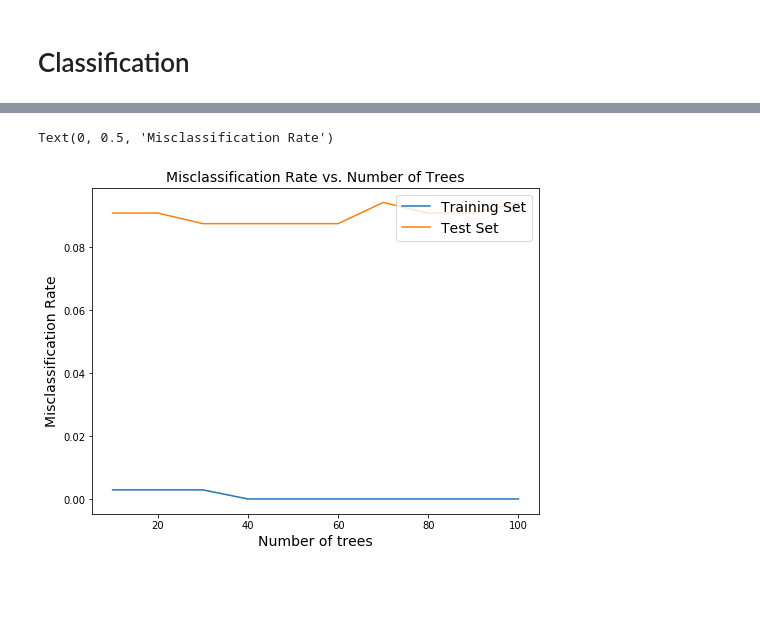
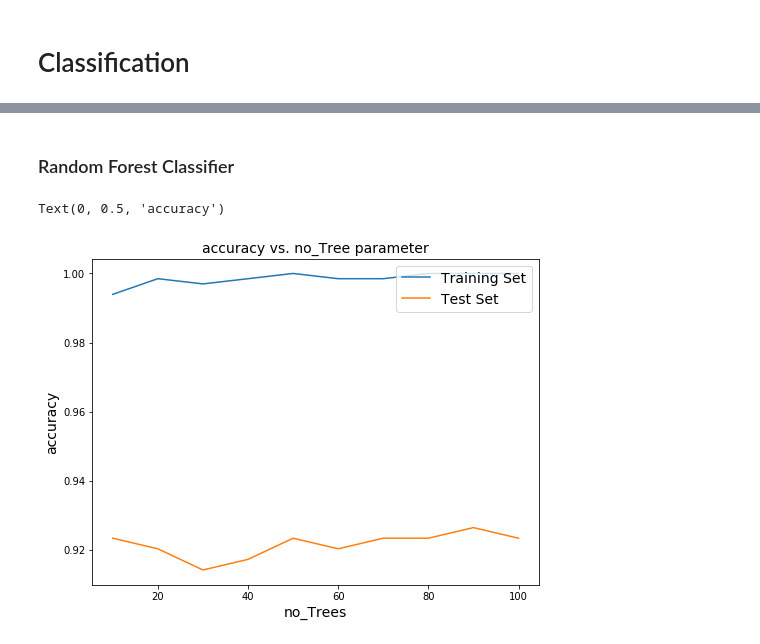
Before and after one commit to mehrayogesh208/Road-Condition-Classification, a Jupyter notebook: Pothole.ipynb, the cells around one changed output, grey strips where cells are left out. Saved outputs shown, nothing was run; the diff lists cells and outputs as text; code cells hidden in the pictures; blank space fills up the shorter version.

```diff
--- a/Pothole.ipynb
+++ b/Pothole.ipynb
@@ -158,5 +148,5 @@ df.to_csv("combined.csv")
 # %%
-df = pd.read_csv("combined.csv")
+df = pd.read_csv("IntervalPothole.csv")
 # %%
 df.shape
 # %% [output]
@@ -178,3 +170,4 @@ X = df[['maxAccelX', 'maxAccelY', 'maxAccelZ', 'maxGyroX',
                 'minGyroY', 'minGyroZ', 'meanAccelX', 'meanAccelY', 'meanAccelZ',
                 'meanGyroX', 'meanGyroY', 'meanGyroZ', 'sdAccelX', 'sdAccelY', 'sdAccelZ',
                 'sdGyroX', 'sdGyroY', 'sdGyroZ']]
+X_train, X_test, y_train, y_test = train_test_split(X, y, test_size=0.33, random_state=0)
@@ -183,2 +173,0 @@ X = df[['maxAccelX', 'maxAccelY', 'maxAccelZ', 'maxGyroX',
-# %%
-X_train, X_test, y_train, y_test = train_test_split(X, y, test_size=0.30, random_state=0)
@@ -211,6 +277,5 @@ Text(0, 0.5, 'Misclassification Rate')
 # %%
-# Final SVM Classifier
-clf = SVC(C=100)
+clf = KNeighborsClassifier(n_neighbors=5)
 clf.fit(X_train,y_train)
 y_pred = clf.predict(X_test)
 accuracy = np.mean(y_pred==y_test)
@@ -341,29 +444,32 @@ conf_matrix(y_test,y_pred)
+# %% [markdown]
+<h3> Random Forest Classifier </h3>
 # %%
-numTrees = [10, 20, 30, 40, 50, 60, 70, 80, 90, 100]
-cvAccuracy = []
-trainMisclassRate = []
-testMisclassRate = []
+from sklearn.ensemble import RandomForestClassifier
+no_Trees = [10, 20, 30, 40, 50, 60, 70, 80, 90, 100]
+cross_val_accuracy = []
+trainaccuracy = []
+testaccuracy = []
+for n in no_Trees:
+    classifier = RandomForestClassifier(n_estimators=n, random_state=0)
+    scores = cross_val_score(classifier,X_train,y_train,cv = 5)
+    cross_val_accuracy.append(np.mean(scores))
+    classifier.fit(X_train,y_train)
+    train_fit_y = classifier.predict(X_train)
+    test_predict_y = classifier.predict(X_test)
+    trainaccuracy.append(np.mean(train_fit_y==y_train))
+    testaccuracy.append(np.mean(test_predict_y==y_test))
 
-for n in numTrees:
-    clf = RandomForestClassifier(n_estimators=n, random_state=0)
-    scores = cross_val_score(clf, X,y, cv=5)
-    cvAccuracy.append(np.mean(scores))
-    clf.fit(X_train,y_train)
-    y_fitted = clf.predict(X_train)
-    y_pred = clf.predict(X_test)
-    trainMisclassRate.append(np.mean(y_fitted!=y_train))
-    testMisclassRate.append(np.mean(y_pred!=y_test))
 
 plt.figure(figsize=(8,6))
-plt.plot(numTrees, trainMisclassRate, label="Training Set")
-plt.plot(numTrees, testMisclassRate, label="Test Set")
+plt.plot(no_Trees, trainaccuracy, label="Training Set")
+plt.plot(no_Trees, testaccuracy, label="Test Set")
 plt.legend(loc='upper right', fontsize=14)
-plt.title('Misclassification Rate vs. Number of Trees', fontsize=14)
-plt.xlabel('Number of trees', fontsize=14)
-plt.ylabel('Misclassification Rate', fontsize=14)
+plt.title('accuracy vs. no_Tree parameter', fontsize=14)
+plt.xlabel('no_Trees', fontsize=14)
+plt.ylabel('accuracy', fontsize=14)
 # %% [output]
-Text(0, 0.5, 'Misclassification Rate')
+Text(0, 0.5, 'accuracy')
-[figure, old version]
+[figure, new version]
 # %%
 # Final Random Forest Classifier
 clf = RandomForestClassifier(n_estimators=50, random_state=0)
```
Also changed, not shown: parts of 72 cells of this notebook, 2 other files.
